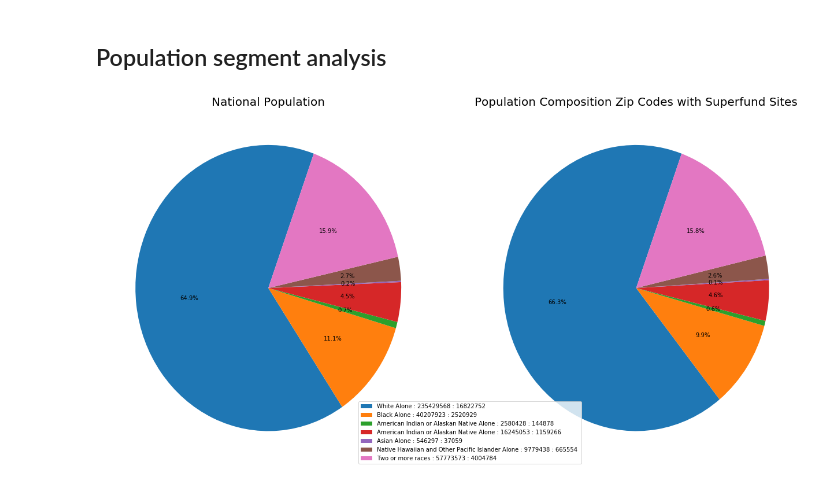
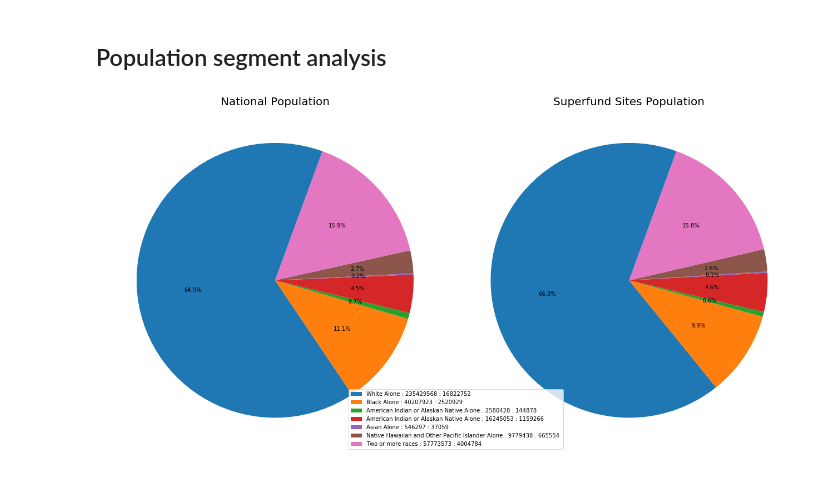
Before and after one commit to harshil753/Project1, a Jupyter notebook: FirstProject.ipynb, the cells around one changed output. Saved outputs shown, nothing was run; the diff lists cells and outputs as text; code cells hidden in the pictures.

Commit message:
Added images and corrected headers in code

```diff
--- a/FirstProject.ipynb
+++ b/FirstProject.ipynb
@@ -454,32 +450,32 @@ len(sfcensus)
 # "B03001_003E" Hispanic Origin
 
 popList = ("B02001_002E","B02001_003E", "B02001_004E", "B02001_005E", "B02001_006E", "B02001_008E", "B03001_003E")
 popLabels = ["White Alone", "Black Alone","American Indian or Alaskan Native Alone","American Indian or Alaskan Native Alone","Asian Alone","Native Hawaiian and Other Pacific Islander Alone","Two or more races","Hispanic Origin"]
 
 nationalPopCount = []
 for p in popList:
     nationalPopCount.append(pd.to_numeric(censusByZipCd2015_df[p]).sum())
 
 sfPopCount = []
 for p in popList:
     sfPopCount.append(pd.to_numeric(sfcensus[p]).sum())
 
 fig = plt.figure(figsize=(18,18))
 the_grid = GridSpec(2,2)
 
 ax1 = fig.add_subplot(the_grid[0,0])
 nationalPopSeries = pd.Series(nationalPopCount)
 patches, texts,autotexts = ax1.pie(nationalPopSeries, autopct='%1.1f%%', startangle = 70)
 ax1.set_title("National Population", size=20)
 
 ax2 = fig.add_subplot(the_grid[0,1])
 sfPopSeries = pd.Series(sfPopCount)
 patches, texts,autotexts = ax2.pie(sfPopSeries, autopct='%1.1f%%', startangle = 70)
-ax2.set_title("Population Composition Zip Codes with Superfund Sites", size=20)
+ax2.set_title("Superfund Sites Population", size=20)
 
 label1 = ['{0} : {1:1d} : {2:1.0f} ' .format(x,y,z) for x,y,z in zip(popLabels, nationalPopCount, sfPopCount)]
 plt.legend(loc='lower center', labels=label1, bbox_to_anchor=(0, 0))
 plt.tight_layout(pad=1.5, w_pad=0.7, h_pad=0.5)
 plt.show()
 # %% [output]
-[figure, old version]
+[figure, new version]
```
Also changed, not shown: parts of 22 cells of this notebook, 7 other files.
